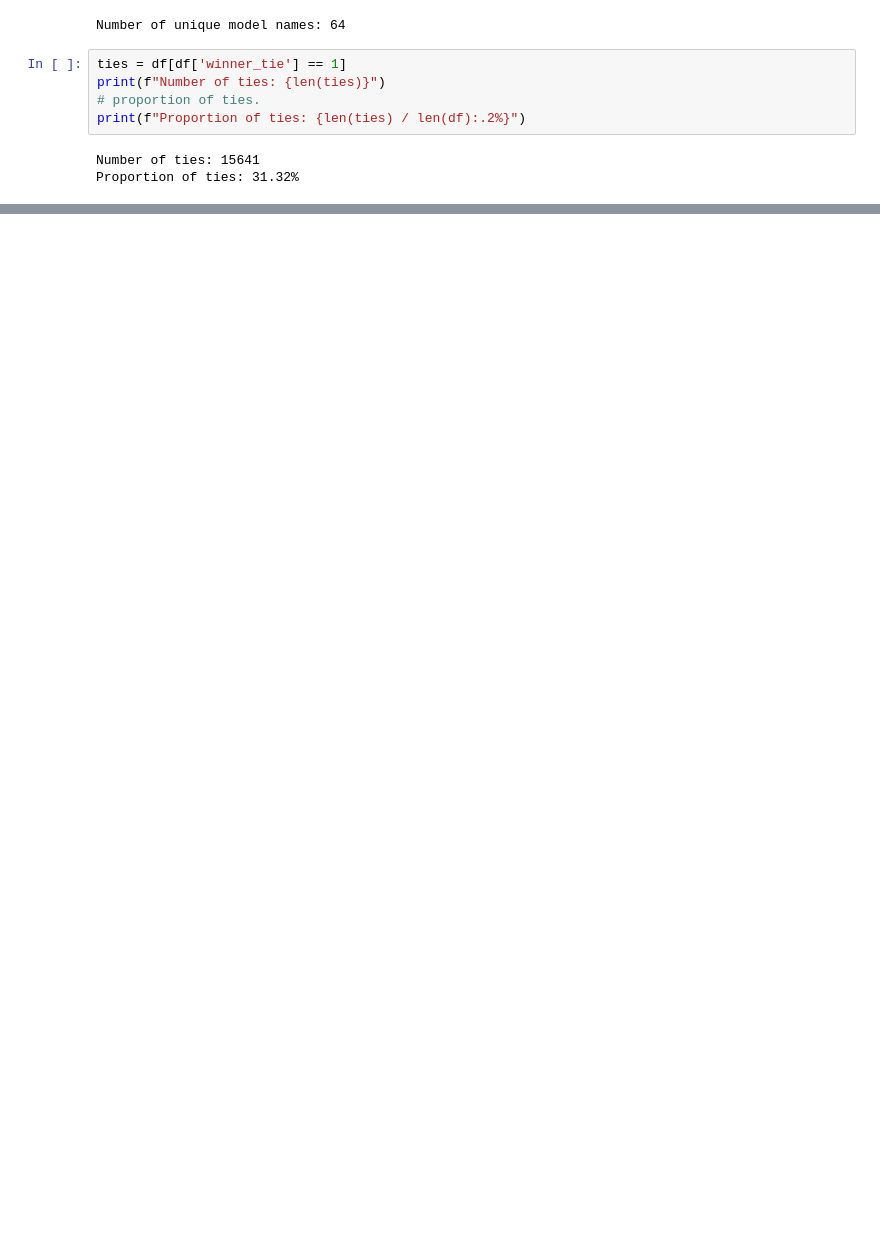
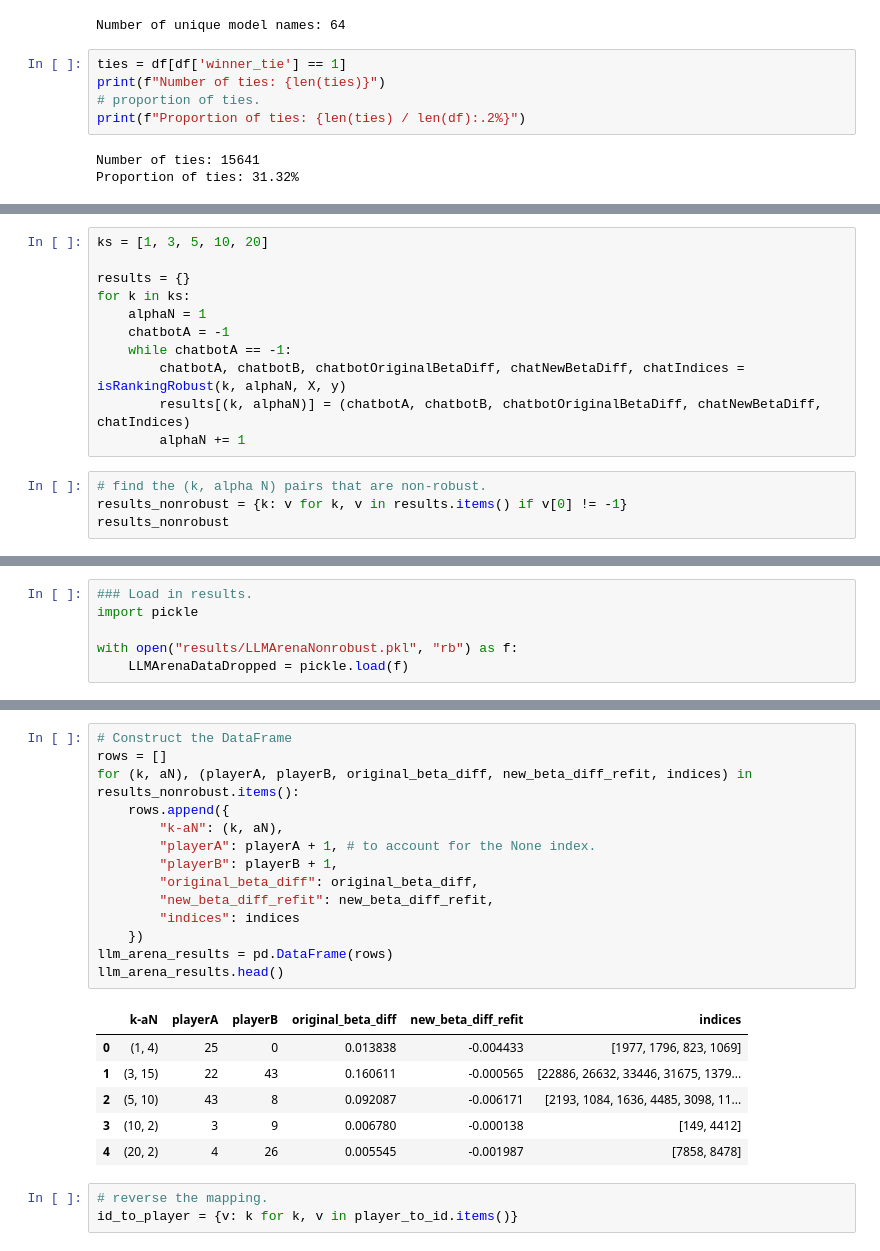
Before and after one commit to JennyHuang19/IsRankingRobust, a Jupyter notebook: llmJudgeArena.ipynb, the cells around one changed output, grey strips where cells are left out. Cells and saved outputs as stored; diff of their text form; blank space fills up the shorter version.

```diff
--- a/llmJudgeArena.ipynb
+++ b/llmJudgeArena.ipynb
@@ -319,0 +91,15 @@ Hello! I don't have feelings, but I'm here and ready to assist you. How can I he
+# %%
+ks = [1, 3, 5, 10, 20]
+
+results = {}
+for k in ks:
+    alphaN = 1
+    chatbotA = -1
+    while chatbotA == -1:
+        chatbotA, chatbotB, chatbotOriginalBetaDiff, chatNewBetaDiff, chatIndices = isRankingRobust(k, alphaN, X, y)
+        results[(k, alphaN)] = (chatbotA, chatbotB, chatbotOriginalBetaDiff, chatNewBetaDiff, chatIndices)
+        alphaN += 1
+# %%
+# find the (k, alpha N) pairs that are non-robust.
+results_nonrobust = {k: v for k, v in results.items() if v[0] != -1}
+results_nonrobust
@@ -319,0 +134,6 @@ Hello! I don't have feelings, but I'm here and ready to assist you. How can I he
+# %%
+### Load in results.
+import pickle
+
+with open("results/LLMArenaNonrobust.pkl", "rb") as f:
+    LLMArenaDataDropped = pickle.load(f)
@@ -319,0 +212,24 @@ Hello! I don't have feelings, but I'm here and ready to assist you. How can I he
+# %%
+# Construct the DataFrame
+rows = []
+for (k, aN), (playerA, playerB, original_beta_diff, new_beta_diff_refit, indices) in results_nonrobust.items():
+    rows.append({
+        "k-aN": (k, aN),
+        "playerA": playerA + 1, # to account for the None index.
+        "playerB": playerB + 1,
+        "original_beta_diff": original_beta_diff,
+        "new_beta_diff_refit": new_beta_diff_refit,
+        "indices": indices
+    })
+llm_arena_results = pd.DataFrame(rows)
+llm_arena_results.head()
+# %% [output]
+|  | k-aN | playerA | playerB | original_beta_diff | new_beta_diff_refit | indices |
+| 0 | (1, 4) | 25 | 0 | 0.013838 | -0.004433 | [1977, 1796, 823, 1069] |
+| 1 | (3, 15) | 22 | 43 | 0.160611 | -0.000565 | [22886, 26632, 33446, 31675, 1379... |
+| 2 | (5, 10) | 43 | 8 | 0.092087 | -0.006171 | [2193, 1084, 1636, 4485, 3098, 11... |
+| 3 | (10, 2) | 3 | 9 | 0.006780 | -0.000138 | [149, 4412] |
+| 4 | (20, 2) | 4 | 26 | 0.005545 | -0.001987 | [7858, 8478] |
+# %%
+# reverse the mapping.
+id_to_player = {v: k for k, v in player_to_id.items()}
```
Also changed, not shown: parts of 49 cells of this notebook, 2 other files.
